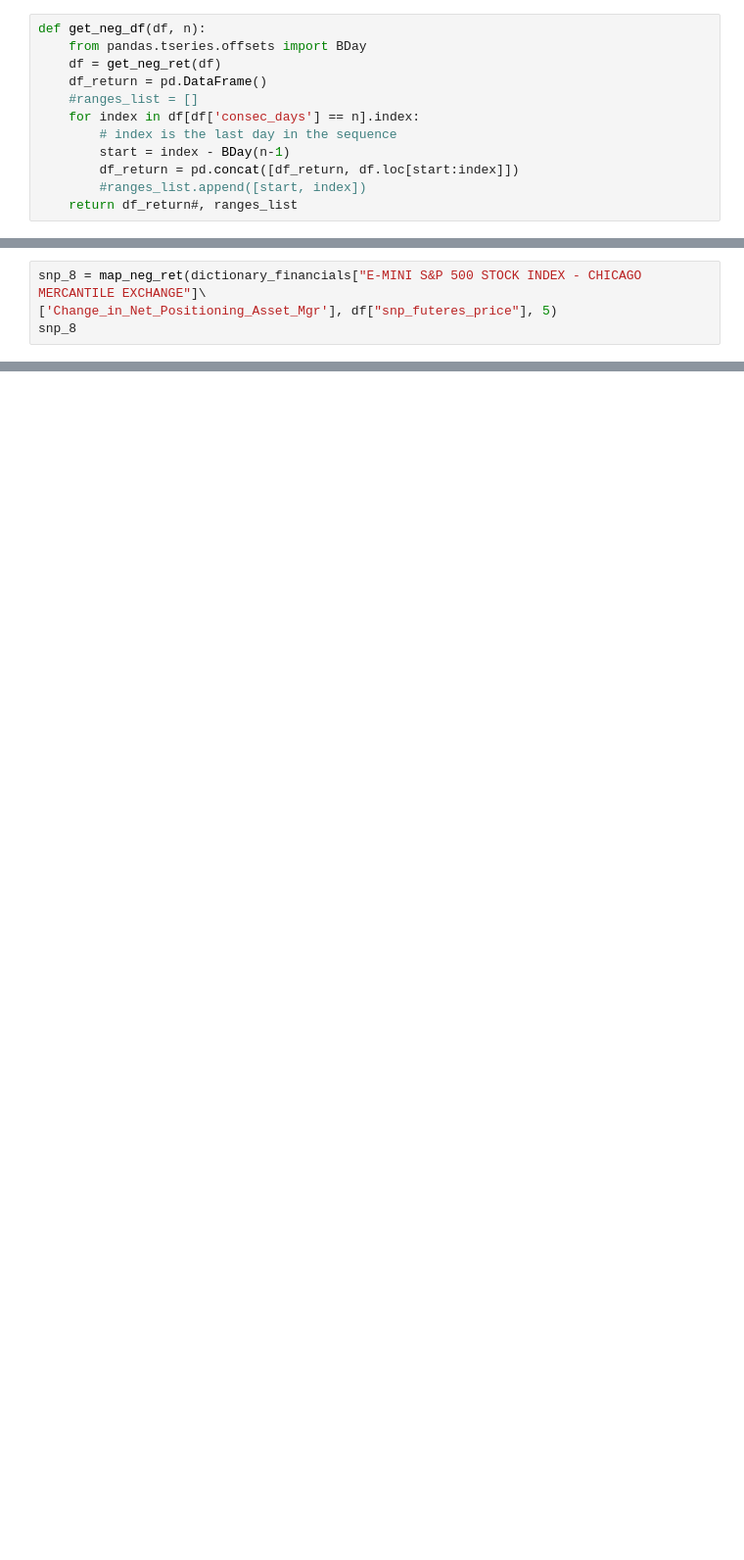
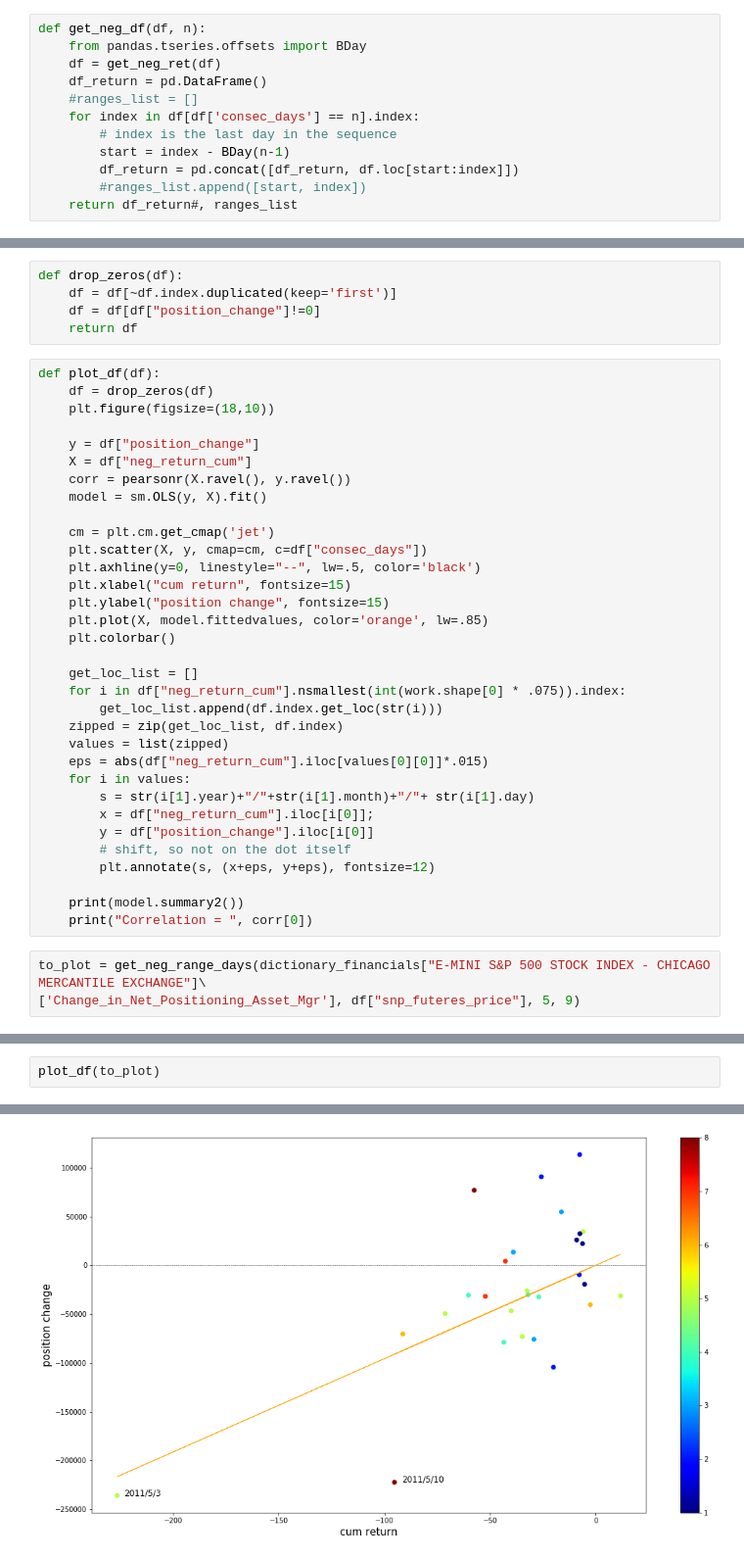
Before and after one commit to leonardich/Stats_project, a Jupyter notebook: changes_vs_downturn.ipynb, the cells around one changed output, grey strips where cells are left out. Shown at 98% size. Saved outputs shown, nothing was run; the diff lists cells and outputs as text; blank space fills up the shorter version.

```diff
--- a/changes_vs_downturn.ipynb
+++ b/changes_vs_downturn.ipynb
@@ -440,4 +417,41 @@ def map_neg_ret(df_positions, df, n):
+# %%
+def drop_zeros(df):
+    df = df[~df.index.duplicated(keep='first')]
+    df = df[df["position_change"]!=0]
+    return df
+# %%
+def plot_df(df):
+    df = drop_zeros(df)
+    plt.figure(figsize=(18,10))
+
+    y = df["position_change"]
+    X = df["neg_return_cum"]
+    corr = pearsonr(X.ravel(), y.ravel())
+    model = sm.OLS(y, X).fit()
+
+    cm = plt.cm.get_cmap('jet')
+    plt.scatter(X, y, cmap=cm, c=df["consec_days"])
+    plt.axhline(y=0, linestyle="--", lw=.5, color='black')
+    plt.xlabel("cum return", fontsize=15)
+    plt.ylabel("position change", fontsize=15)
+    plt.plot(X, model.fittedvalues, color='orange', lw=.85)
+    plt.colorbar()
+
+    get_loc_list = []
+    for i in df["neg_return_cum"].nsmallest(int(work.shape[0] * .075)).index:
+        get_loc_list.append(df.index.get_loc(str(i)))
+    zipped = zip(get_loc_list, df.index)
+    values = list(zipped)
+    eps = abs(df["neg_return_cum"].iloc[values[0][0]]*.015)
+    for i in values:
+        s = str(i[1].year)+"/"+str(i[1].month)+"/"+ str(i[1].day)
+        x = df["neg_return_cum"].iloc[i[0]];
+        y = df["position_change"].iloc[i[0]]
+        # shift, so not on the dot itself
+        plt.annotate(s, (x+eps, y+eps), fontsize=12)
+
+    print(model.summary2())
+    print("Correlation = ", corr[0])
 # %%
-snp_8 = map_neg_ret(dictionary_financials["E-MINI S&P 500 STOCK INDEX - CHICAGO MERCANTILE EXCHANGE"]\
-['Change_in_Net_Positioning_Asset_Mgr'], df["snp_futeres_price"], 5)
-snp_8
+to_plot = get_neg_range_days(dictionary_financials["E-MINI S&P 500 STOCK INDEX - CHICAGO MERCANTILE EXCHANGE"]\
+['Change_in_Net_Positioning_Asset_Mgr'], df["snp_futeres_price"], 5, 9)
@@ -652,0 +458,3 @@ e
+# %%
+plot_df(to_plot)
+# %% [output]
@@ -653 +478,2 @@ e
+[figure, added]
 # %%
```
Also changed, not shown: parts of 29 cells of this notebook.
